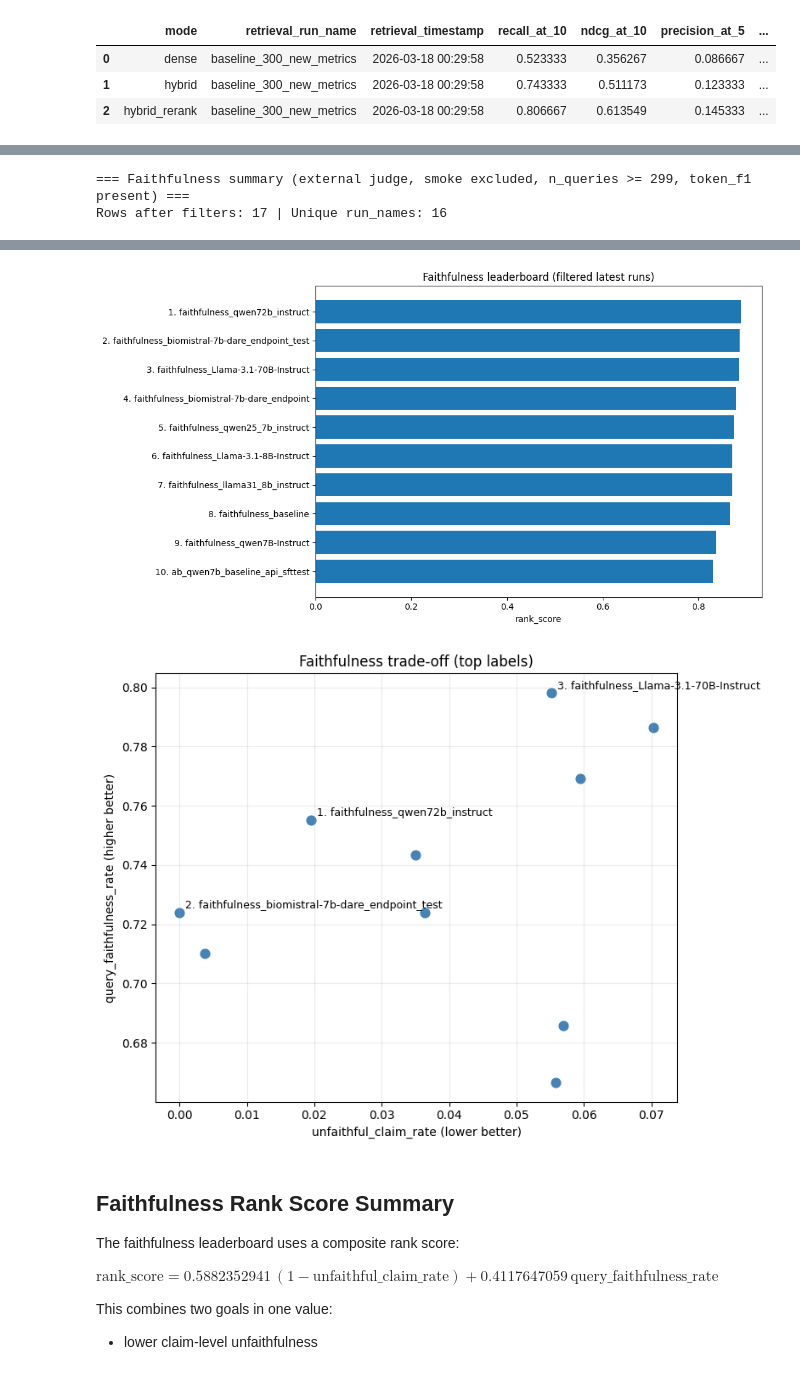
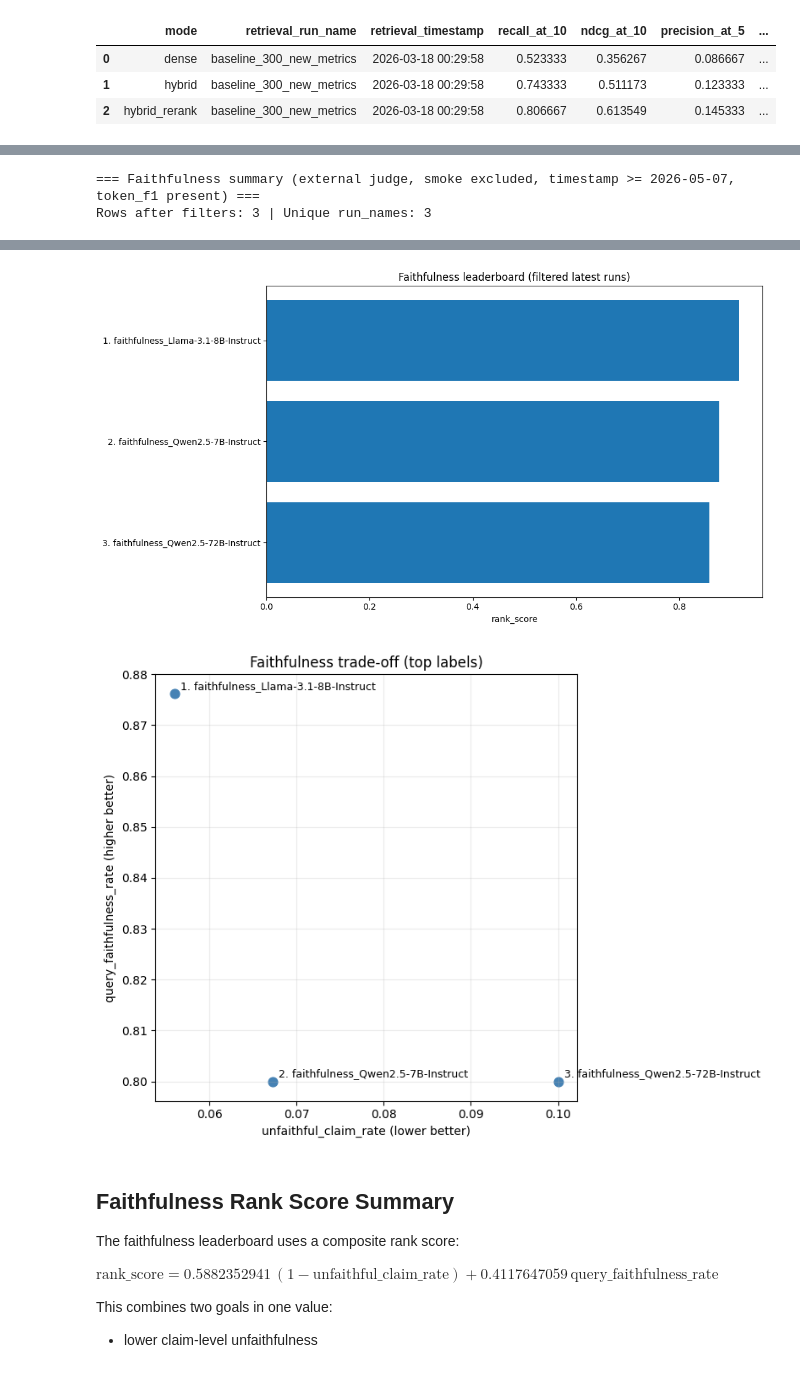
Before and after one commit to dizza01/BornInBradford-datadict, a Jupyter notebook: llm_poc/eval/results/metrics_comparison_plots.ipynb, the cells around one changed output, grey strips where cells are left out. Drawn from its saved outputs; the diff is of its cells as text; code cells hidden in the pictures.

```diff
--- a/llm_poc/eval/results/metrics_comparison_plots.ipynb
+++ b/llm_poc/eval/results/metrics_comparison_plots.ipynb
@@ -555,7 +560,8 @@ import pandas as pd
 import matplotlib.pyplot as plt
 from IPython.display import display
 
-TOP_N = 10
+TOP_N = 15
+MIN_TIMESTAMP = pd.Timestamp("2026-05-07")
 
 results_dir = Path.cwd()
 faith_csv = results_dir / "llm_faithfulness_metrics" / "comparison.csv"
@@ -591,6 +597,9 @@ faith = pd.DataFrame(rows, columns=target_header)
 faith.columns = [c.strip() for c in faith.columns]
 faith["timestamp"] = pd.to_datetime(faith["timestamp"], errors="coerce")
 
+# Only keep runs from May 7th onwards
+faith = faith[faith["timestamp"] >= MIN_TIMESTAMP].copy()
+
 # Filter to only include runs with the specified triples file
 faith = faith[faith["triples"] == "eval/evaluation_datasets/triples/train_dev_val/sft_test.jsonl"].copy()
 
@@ -601,6 +610,7 @@ faith = faith[~faith["run_name"].astype(str).str.contains("smoke", case=False, n
 if "judge_type" in faith.columns:
     faith = faith[faith["judge_type"].astype(str).str.strip().str.lower() == "external"].copy()
 
+# Coerce numeric columns (including new strict/lenient fields when present)
 for c in [
     "n_queries",
     "attempted_queries",
@@ -608,14 +618,20 @@ for c in [
     "failed_queries",
     "failure_rate",
     "query_faithfulness_rate",
+    "query_faithfulness_rate_lenient",
+    "query_faithfulness_rate_strict",
     "unfaithful_claim_rate",
     "answer_correctness_token_f1",
+    "faithful_label_agreement",
+    "faithful_label_agreement_lenient",
+    "faithful_label_agreement_strict",
+    "unfaithful_presence_agreement",
 ]:
     if c in faith.columns:
         faith[c] = pd.to_numeric(faith[c], errors="coerce")
 
 # Exclude incomplete/partial runs
-faith = faith[faith["n_queries"] >= 100].copy()
+faith = faith[faith["n_queries"] >= 1].copy()
 
 # Keep only runs where answer correctness metric exists
 faith = faith[faith["answer_correctness_token_f1"].notna()].copy()
@@ -626,25 +642,36 @@ faith_latest = (
          .groupby("run_name", as_index=False)
          .tail(1)
          .copy()
-)
+ )
+
+# Prefer lenient faithfulness for continuity in ranking (fallback to legacy column if needed)
+qfr_lenient_col = (
+    "query_faithfulness_rate_lenient" if "query_faithfulness_rate_lenient" in faith_latest.columns else "query_faithfulness_rate"
+ )
 
 # Composite score for ranking relevant runs (failure rate removed)
 faith_latest["rank_score"] = (
     (1 - faith_latest["unfaithful_claim_rate"].fillna(1.0)) * 0.5882352941
-    + faith_latest["query_faithfulness_rate"].fillna(0.0) * 0.4117647059
-)
+    + faith_latest[qfr_lenient_col].fillna(0.0) * 0.4117647059
+ )
 
 faith_board = faith_latest.sort_values("rank_score", ascending=False).head(TOP_N).copy()
 faith_board = faith_board.reset_index(drop=True)
 faith_board.insert(0, "rank", range(1, len(faith_board) + 1))
 faith_board = faith_board.set_index("rank")
 
-print("=== Faithfulness summary (external judge, smoke excluded, n_queries >= 299, token_f1 present) ===")
+print("=== Faithfulness summary (external judge, smoke excluded, timestamp >= 2026-05-07, token_f1 present) ===")
 print(f"Rows after filters: {len(faith)} | Unique run_names: {faith['run_name'].nunique()}\n")
 
 display_cols = [
     "run_name", "timestamp", "answer_model", "n_queries",
-    "query_faithfulness_rate", "unfaithful_claim_rate", "answer_correctness_token_f1", "rank_score"
+    "query_faithfulness_rate",
+    "query_faithfulness_rate_lenient", "query_faithfulness_rate_strict",
+    "unfaithful_claim_rate",
+    "faithful_label_agreement",
+    "faithful_label_agreement_lenient", "faithful_label_agreement_strict",
+    "unfaithful_presence_agreement",
+    "answer_correctness_token_f1", "rank_score",
 ]
 display_cols = [c for c in display_cols if c in faith_board.columns]
 display(faith_board[display_cols])
@@ -660,26 +687,26 @@ plt.title("Faithfulness leaderboard (filtered latest runs)")
 plt.tight_layout()
 plt.show()
 
-# Plot 2: faithfulness trade-off
+# Plot 2: faithfulness trade-off (uses lenient query faithfulness for continuity)
 plt.figure(figsize=(8, 6))
-plt.scatter(faith_board["unfaithful_claim_rate"], faith_board["query_faithfulness_rate"], color="steelblue", s=60)
+plt.scatter(faith_board["unfaithful_claim_rate"], faith_board[qfr_lenient_col], color="steelblue", s=60)
 for idx, row in faith_board.head(3).iterrows():
     plt.annotate(
         f"{idx}. {row['run_name']}",
-        (row["unfaithful_claim_rate"], row["query_faithfulness_rate"]),
+        (row["unfaithful_claim_rate"], row[qfr_lenient_col]),
         xytext=(5, 4),
         textcoords="offset points",
         fontsize=9,
     )
 plt.xlabel("unfaithful_claim_rate (lower better)")
-plt.ylabel("query_faithfulness_rate (higher better)")
+plt.ylabel(f"{qfr_lenient_col} (higher better)")
 plt.title("Faithfulness trade-off (top labels)")
 plt.grid(alpha=0.25)
 plt.tight_layout()
 plt.show()
-# rank_score = 0.5882352941*(1-unfaithful_claim_rate) + 0.4117647059*query_faithfulness_rate
+# rank_score = 0.5882352941*(1-unfaithful_claim_rate) + 0.4117647059*query_faithfulness_rate_lenient
 # %% [output]
-=== Faithfulness summary (external judge, smoke excluded, n_queries >= 299, token_f1 present) ===
-Rows after filters: 17 | Unique run_names: 16
+=== Faithfulness summary (external judge, smoke excluded, timestamp >= 2026-05-07, token_f1 present) ===
+Rows after filters: 3 | Unique run_names: 3
 |  | run_name | timestamp | answer_model | n_queries | query_faithfulness_rate | unfaithful_claim_rate | ... |
 | rank |  |  |  |  |  |  | ... |
@@ -696,2 +716,2 @@ Rows after filters: 17 | Unique run_names: 16
-[figure, old version]
+[figure, new version]
-[figure, old version]
+[figure, new version]
```
Also changed, not shown: parts of 4 cells of this notebook, 50 other files.
